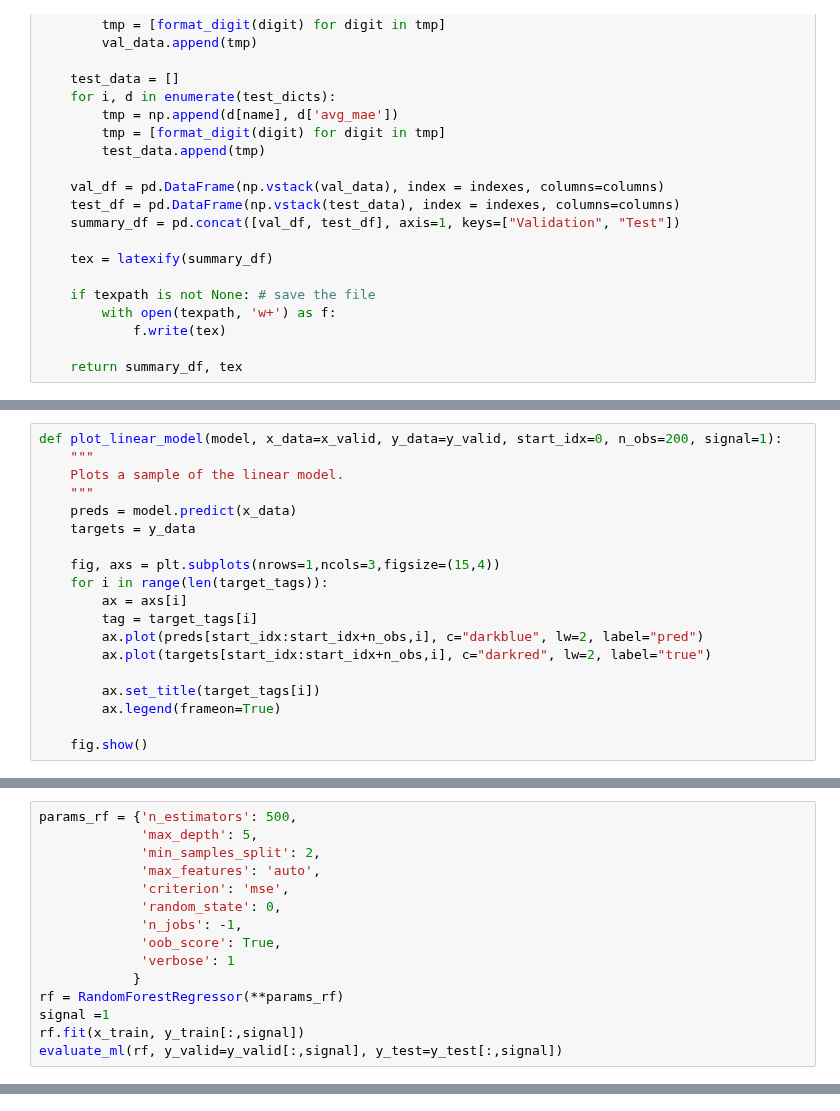
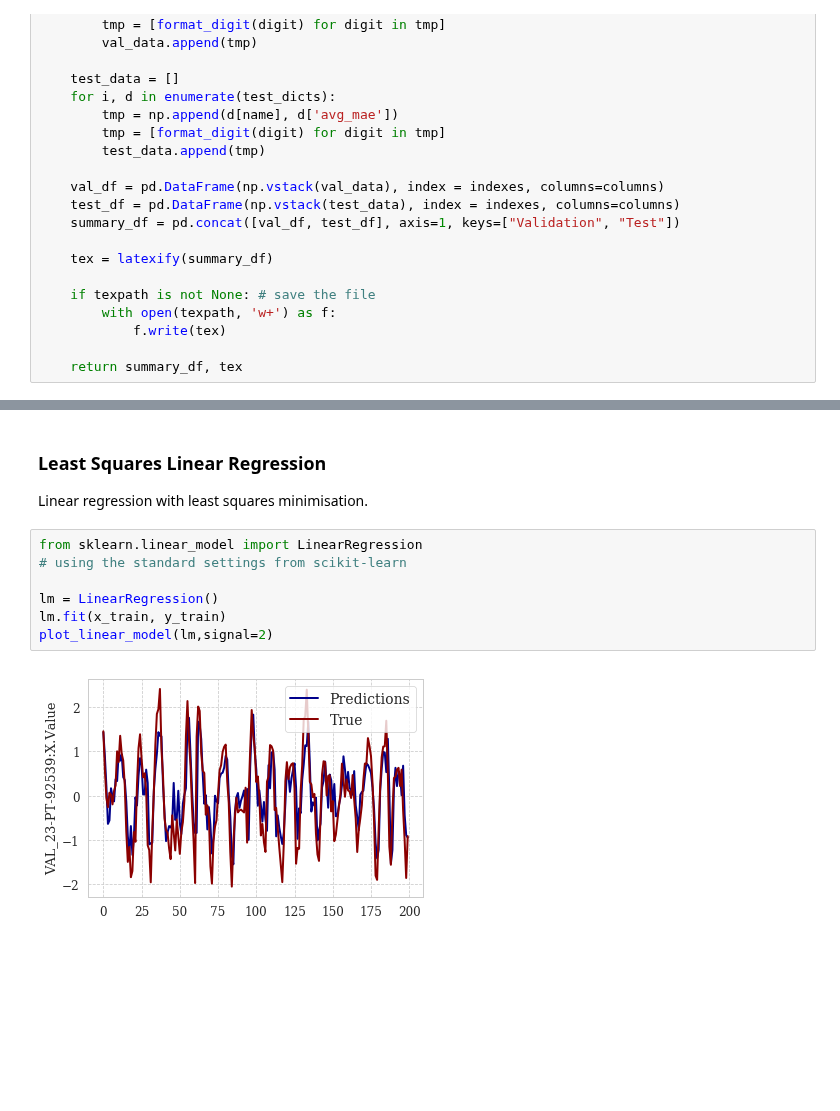
Before and after one commit to hreiten/master-thesis, a Jupyter notebook: src/benchmark-models/benchmarks.ipynb, the cells around one changed output, grey strips where cells are left out. Drawn from its saved outputs; the diff is of its cells as text; blank space fills up the shorter version.

Commit message:
Added benchmarks + started on LSTM

```diff
--- a/src/benchmark-models/benchmarks.ipynb
+++ b/src/benchmark-models/benchmarks.ipynb
@@ -423,19 +341,0 @@ def evaluate_linear_model(model, x_valid=x_valid, y_valid=y_valid, x_test=x_test
-# %%
-def plot_linear_model(model, x_data=x_valid, y_data=y_valid, start_idx=0, n_obs=200, signal=1):
-    """
-    Plots a sample of the linear model.
-    """
-    preds = model.predict(x_data)
-    targets = y_data
-
-    fig, axs = plt.subplots(nrows=1,ncols=3,figsize=(15,4))
-    for i in range(len(target_tags)):
-        ax = axs[i]
-        tag = target_tags[i]
-        ax.plot(preds[start_idx:start_idx+n_obs,i], c="darkblue", lw=2, label="pred")
-        ax.plot(targets[start_idx:start_idx+n_obs,i], c="darkred", lw=2, label="true")
-
-        ax.set_title(target_tags[i])
-        ax.legend(frameon=True)
-
-    fig.show()
@@ -783,15 +341,0 @@ NameError: name 'val_predictions' is not defined
-# %%
-params_rf = {'n_estimators': 500,
-             'max_depth': 5,
-             'min_samples_split': 2,
-             'max_features': 'auto',
-             'criterion': 'mse',
-             'random_state': 0,
-             'n_jobs': -1,
-             'oob_score': True,
-             'verbose': 1
-            }
-rf = RandomForestRegressor(**params_rf)
-signal =1
-rf.fit(x_train, y_train[:,signal])
-evaluate_ml(rf, y_valid=y_valid[:,signal], y_test=y_test[:,signal])
@@ -834,0 +445,12 @@ VAL_23-TT-92539:X.Value: 0.35834912789028395
+# %% [markdown]
+### Least Squares Linear Regression
+Linear regression with least squares minimisation.
+# %%
+from sklearn.linear_model import LinearRegression
+# using the standard settings from scikit-learn
+
+lm = LinearRegression()
+lm.fit(x_train, y_train)
+plot_linear_model(lm,signal=2)
+# %% [output]
+[figure, added]
```
Also changed, not shown: parts of 94 cells of this notebook, 17 other files.
